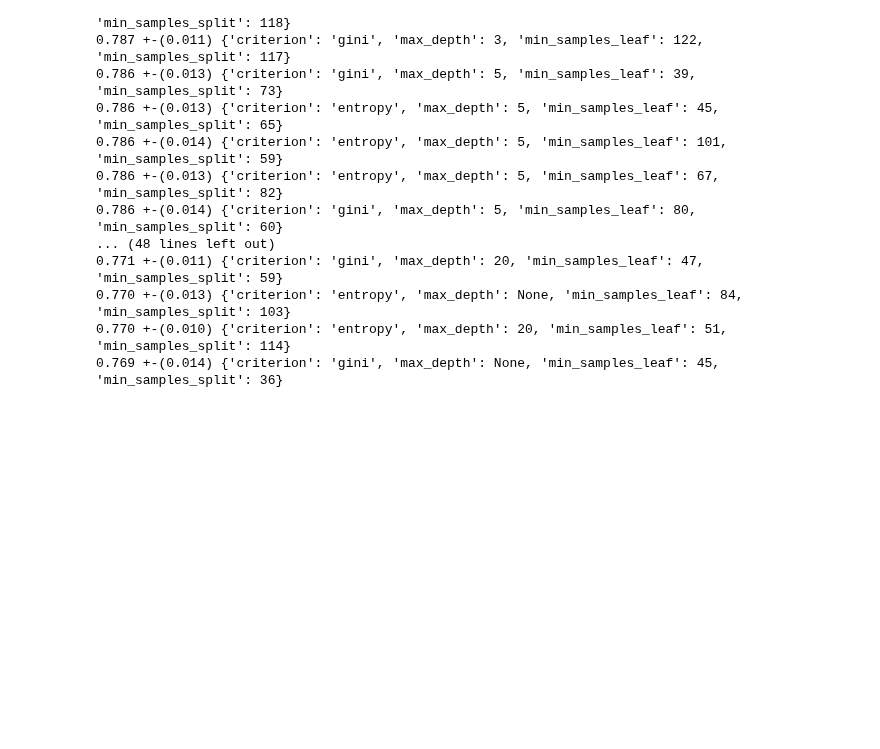
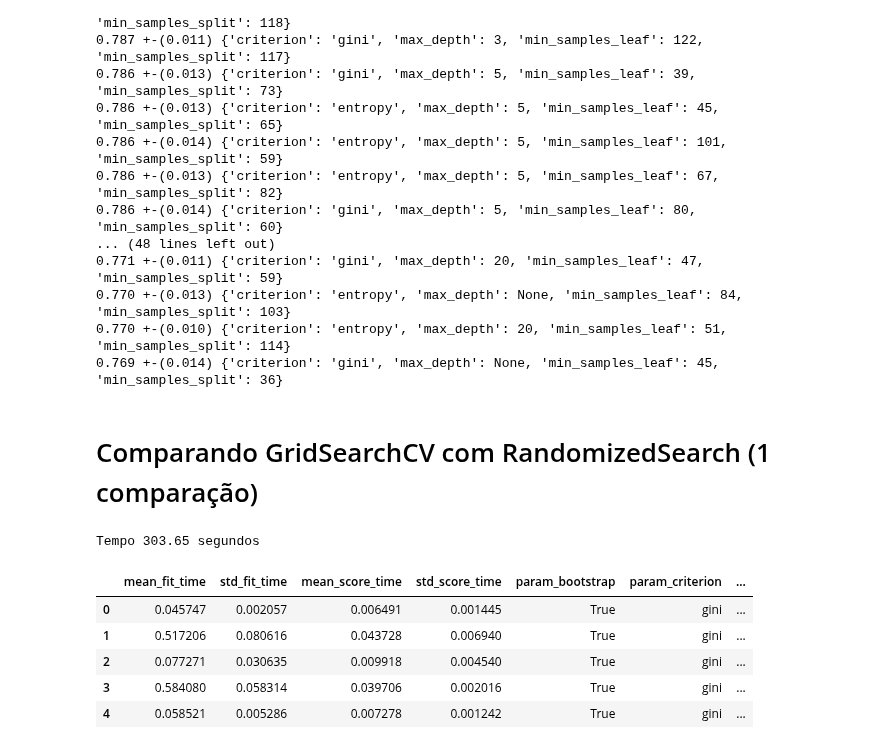
Before and after one commit to daianeklein/cursos-bootcamps, a Jupyter notebook: _Alura/Machine Learning/Otimizacao-modelos-atraves-hiperparametros/Parte II.ipynb, the cells around one changed output. Drawn from its saved outputs; the diff is of its cells as text; code cells hidden in the pictures; blank space fills up the shorter version.

```diff
--- a/_Alura/Machine Learning/Otimizacao-modelos-atraves-hiperparametros/Parte II.ipynb
+++ b/_Alura/Machine Learning/Otimizacao-modelos-atraves-hiperparametros/Parte II.ipynb
@@ -704,3 +704,41 @@ for indice, linha in resultados_ordenados_pela_media.iterrows():
 0.770 +-(0.013) {'criterion': 'entropy', 'max_depth': None, 'min_samples_leaf': 84, 'min_samples_split': 103}
 0.770 +-(0.010) {'criterion': 'entropy', 'max_depth': 20, 'min_samples_leaf': 51, 'min_samples_split': 114}
 0.769 +-(0.014) {'criterion': 'gini', 'max_depth': None, 'min_samples_leaf': 45, 'min_samples_split': 36}
+# %% [markdown]
+# Comparando GridSearchCV com RandomizedSearch (1 comparação)
+# %%
+from sklearn.ensemble import RandomForestClassifier
+import time
+
+SEED=301
+np.random.seed(SEED)
+
+espaco_de_parametros = {
+    "n_estimators" : [10, 100],
+    "max_depth" : [3, 5],
+    "min_samples_split" : [32, 64, 128],
+    "min_samples_leaf" : [32, 64, 128],
+    "bootstrap" : [True, False],
+    "criterion" : ["gini", "entropy"]
+}
+
+tic = time.time()
+busca = GridSearchCV(RandomForestClassifier(),
+                    espaco_de_parametros,
+                    cv = KFold(n_splits = 5, shuffle=True))
+busca.fit(x_azar, y_azar)
+tac = time.time()
+tempo_que_passou = tac - tic
+print("Tempo %.2f segundos" % tempo_que_passou)
+
+
+resultados = pd.DataFrame(busca.cv_results_)
+resultados.head()
+# %% [output]
+Tempo 303.65 segundos
+|  | mean_fit_time | std_fit_time | mean_score_time | std_score_time | param_bootstrap | param_criterion | ... |
+| 0 | 0.045747 | 0.002057 | 0.006491 | 0.001445 | True | gini | ... |
+| 1 | 0.517206 | 0.080616 | 0.043728 | 0.006940 | True | gini | ... |
+| 2 | 0.077271 | 0.030635 | 0.009918 | 0.004540 | True | gini | ... |
+| 3 | 0.584080 | 0.058314 | 0.039706 | 0.002016 | True | gini | ... |
+| 4 | 0.058521 | 0.005286 | 0.007278 | 0.001242 | True | gini | ... |
```
Also changed, not shown: parts of 7 cells of this notebook.
